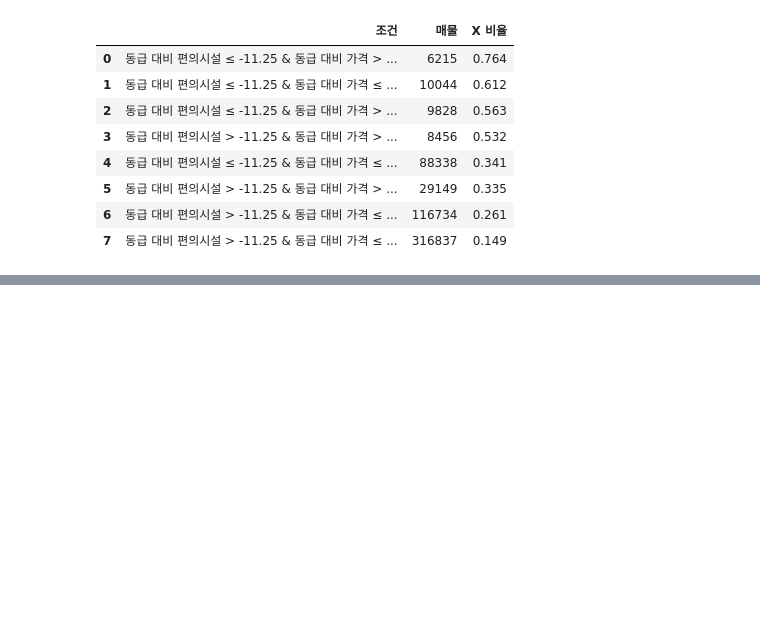
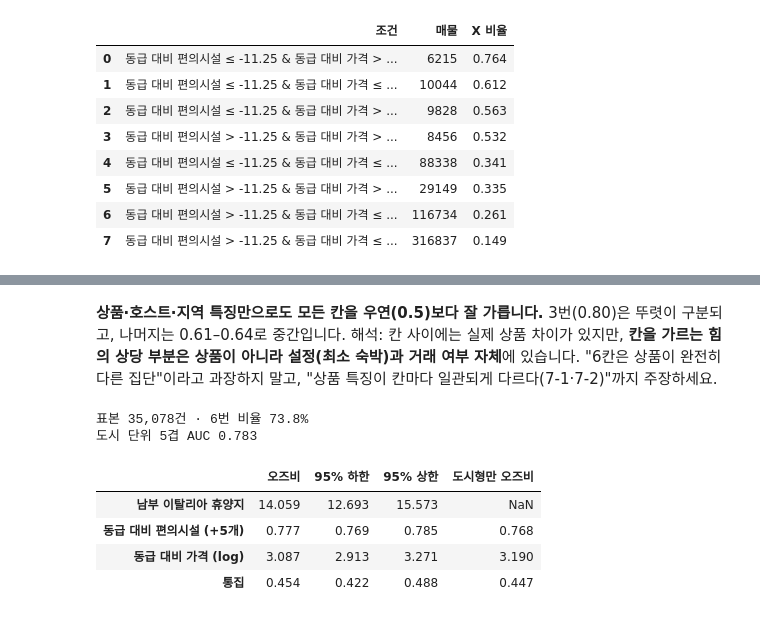
Before and after one commit to younghyun729/insight-2026-2, a Jupyter notebook: notebooks/segmentation_2x3.ipynb, the cells around one changed output, grey strips where cells are left out. Drawn from its saved outputs; the diff is of its cells as text; code cells hidden in the pictures; blank space fills up the shorter version.

```diff
--- a/notebooks/segmentation_2x3.ipynb
+++ b/notebooks/segmentation_2x3.ipynb
@@ -817,0 +923,16 @@ leaves.reset_index(drop=True)
+# %%
+# [7-3] 칸 예측 모델 — 축 변수(리뷰 수 · 최소 숙박)와 그 결과물(할인 유형 · 슈퍼호스트 · 예약 가능일)은 빼고,
+#       상품·호스트·지역 특징만으로 1–6번을 맞힐 수 있나. 도시 단위 5겹(학습에 안 쓴 도시에서 평가)
+FEAT = {"동급 대비 가격(log)": "lp_rel", "동급 대비 편의시설": "a_rel", "수용 인원": "accommodates", "침실": "bedrooms",
+        "통집": "entire", "호스트 경력": "hosts_time_as_host_years", "호스트 보유 매물": "host_listings_total", "지역 계절성": "seas"}
+bdf = s.dropna(subset=list(FEAT.values())).copy()
+Xb, yb = bdf[list(FEAT.values())].to_numpy(), bdf["cell"].to_numpy()
+prob = np.zeros((len(bdf), 6))
+for tr, te in GroupKFold(n_splits=5).split(Xb, yb, groups=bdf["region"]):
+    clf = DecisionTreeClassifier(max_depth=6, min_samples_leaf=500, class_weight="balanced", random_state=SEED).fit(Xb[tr], yb[tr])
+    prob[te] = clf.predict_proba(Xb[te])            # classes_ 는 CELLS 순서와 같다 ("1번" … "6번")
+auc_cell = pd.Series({c: roc_auc_score(yb == c, prob[:, i]) for i, c in enumerate(CELLS)}, name="칸별 AUC (이 칸 vs 나머지)")
+clf = DecisionTreeClassifier(max_depth=6, min_samples_leaf=500, class_weight="balanced", random_state=SEED).fit(Xb, yb)
+print(f"표본 {len(bdf):,}건")
+display(auc_cell.to_frame().T)
+pd.Series(clf.feature_importances_, index=list(FEAT)).sort_values(ascending=False).to_frame("중요도").T
@@ -817,0 +945,32 @@ leaves.reset_index(drop=True)
+# %% [markdown]
+**상품·호스트·지역 특징만으로도 모든 칸을 우연(0.5)보다 잘 가릅니다.** 3번(0.80)은 뚜렷이 구분되고, 나머지는 0.61–0.64로 중간입니다.
+해석: 칸 사이에는 실제 상품 차이가 있지만, **칸을 가르는 힘의 상당 부분은 상품이 아니라 설정(최소 숙박)과 거래 여부 자체**에 있습니다. "6칸은 상품이 완전히 다른 집단"이라고 과장하지 말고, "상품 특징이 칸마다 일관되게 다르다(7-1·7-2)"까지 주장하세요.
+# %%
+# [7-4] 6번 검정 — 장기 매물(3번+6번)만으로 로지스틱 회귀. 목표: 6번(무거래)
+SOUTH_IT = ["sicily", "puglia", "naples"]
+lg = s[(s["stay"] == "장기") & s["p_rel"].notna() & s["a_rel"].notna()].copy()
+XL = pd.DataFrame({"남부 이탈리아 휴양지": lg["region"].isin(SOUTH_IT).astype(int),
+                   "동급 대비 편의시설 (+5개)": lg["a_rel"] / 5,
+                   "동급 대비 가격 (log)": np.log(lg["p_rel"]),
+                   "통집": lg["entire"]})
+yL = lg["norev"]
+mL, seL = fit_logit(XL, yL)
+bL = mL.coef_[0]
+print(f"표본 {len(lg):,}건 · 6번 비율 {yL.mean():.1%}")
+aucL = [roc_auc_score(yL.iloc[te], LogisticRegression(penalty=None, max_iter=5000).fit(XL.iloc[tr], yL.iloc[tr]).predict_proba(XL.iloc[te])[:, 1])
+        for tr, te in GroupKFold(n_splits=5).split(XL, yL, groups=lg["region"])]
+print(f"도시 단위 5겹 AUC {np.mean(aucL):.3f}")
+# 남부 이탈리아를 빼고(도시형만) 다시 — 상품 경쟁력 효과가 남는가
+ns = XL["남부 이탈리아 휴양지"] == 0
+mN = LogisticRegression(penalty=None, max_iter=5000).fit(XL[ns].drop(columns="남부 이탈리아 휴양지"), yL[ns])
+pd.DataFrame({"오즈비": np.exp(bL), "95% 하한": np.exp(bL - 1.96 * seL), "95% 상한": np.exp(bL + 1.96 * seL),
+              "도시형만 오즈비": pd.Series(np.exp(mN.coef_[0]), index=XL.columns.drop("남부 이탈리아 휴양지"))},
+             index=XL.columns)
+# %% [output]
+표본 35,078건 · 6번 비율 73.8%
+도시 단위 5겹 AUC 0.783
+|  | 오즈비 | 95% 하한 | 95% 상한 | 도시형만 오즈비 |
+| 남부 이탈리아 휴양지 | 14.059 | 12.693 | 15.573 | NaN |
+| 동급 대비 편의시설 (+5개) | 0.777 | 0.769 | 0.785 | 0.768 |
+| 동급 대비 가격 (log) | 3.087 | 2.913 | 3.271 | 3.190 |
+| 통집 | 0.454 | 0.422 | 0.488 | 0.447 |
```
Also changed, not shown: parts of 12 cells of this notebook, 1 other file.
